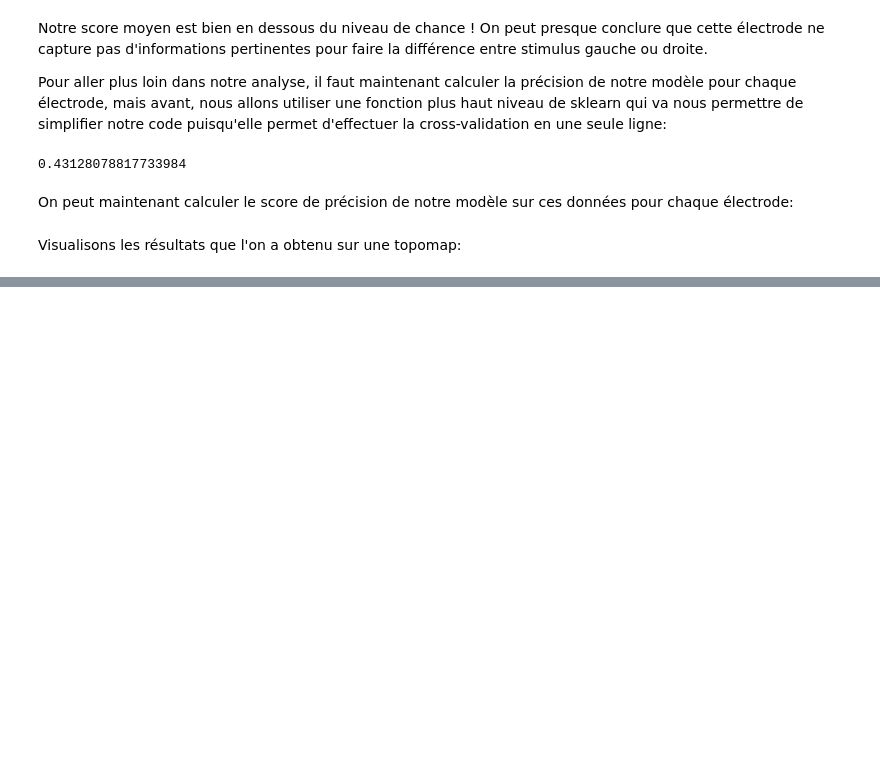
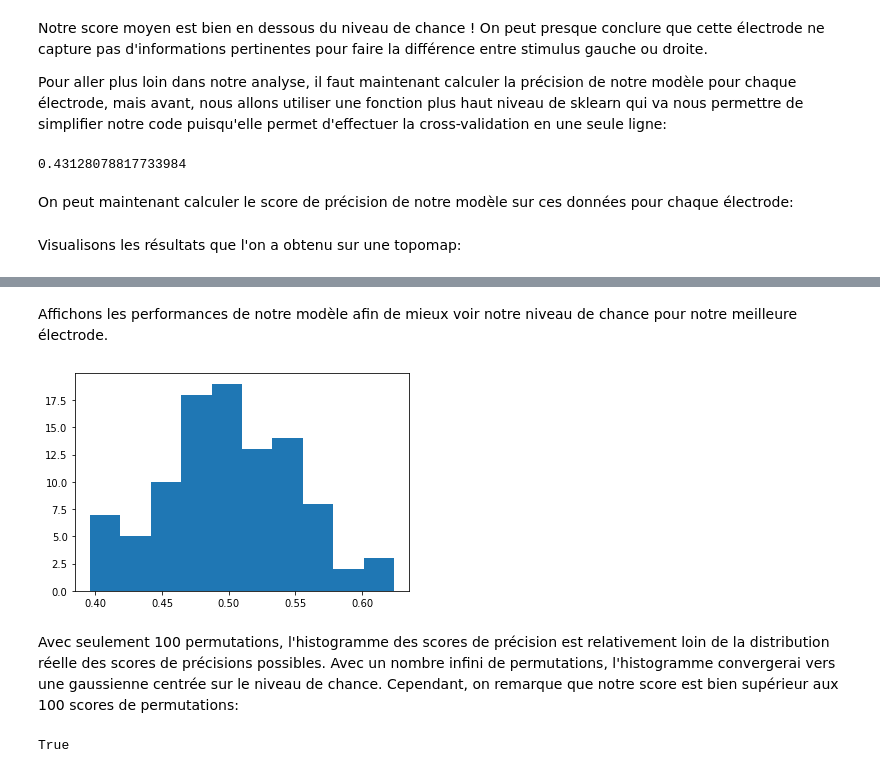
Before and after one commit to hyruuk/PSY2008A2021, a Jupyter notebook: AP4 - Utilisation du machine learning pour le décodage du cerveau.ipynb, the cells around one changed output, grey strips where cells are left out. Cells and saved outputs as stored; diff of their text form; code cells hidden in the pictures; blank space fills up the shorter version.

```diff
--- a/AP4 - Utilisation du machine learning pour le décodage du cerveau.ipynb
+++ b/AP4 - Utilisation du machine learning pour le décodage du cerveau.ipynb
@@ -359,0 +385,30 @@ Faire une blague sur les publications ultralol, on a pas révolutionné la scien
+# %%
+# reprenons d'abord notre code précédent, qu'il faudra exécuter 100 fois en mélangeant à chaque fois les labels y.
+n_permutations = 100
+perm_scores = []
+for i in range(n_permutations-1):
+    n_elec = len(X)
+
+    pscores_elec = []
+    for electrode in range(n_elec):
+        clf = KNN()
+        cv = SKFold(n_splits=5)
+        np.random.shuffle(y) # ici on mélange les labels
+        pscores = cross_val_score(clf, X[electrode], y, cv=cv)
+        pscores_elec.append(np.mean(pscores))
+
+    perm_scores.append(np.array(pscores_elec))
+perm_scores = np.array(perm_scores)
+# %% [markdown]
+Affichons les performances de notre modèle afin de mieux voir notre niveau de chance pour notre meilleure électrode.
+# %%
+plt.hist(perm_scores[:,best])
+plt.show()
+# %% [output]
+[figure, added]
+# %% [markdown]
+Avec seulement 100 permutations, l'histogramme des scores de précision est relativement loin de la distribution réelle des scores de précisions possibles. Avec un nombre infini de permutations, l'histogramme convergerai vers une gaussienne centrée sur le niveau de chance. Cependant, on remarque que notre score est bien supérieur aux 100 scores de permutations:
+# %%
+print(scores_elec[best] > max(perm_scores[:,best]))
+# %% [output]
+True
```
Also changed, not shown: parts of 26 cells of this notebook.
